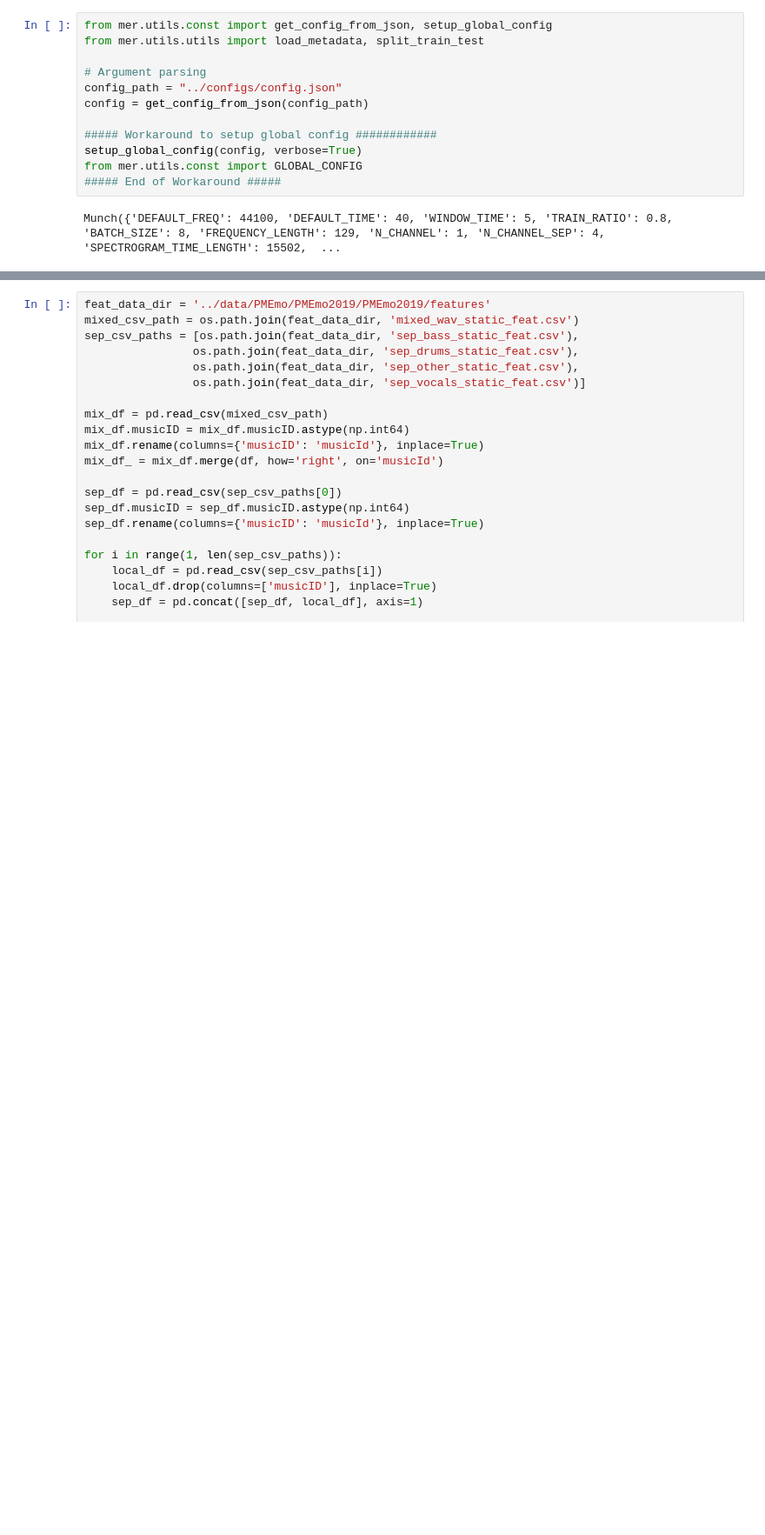
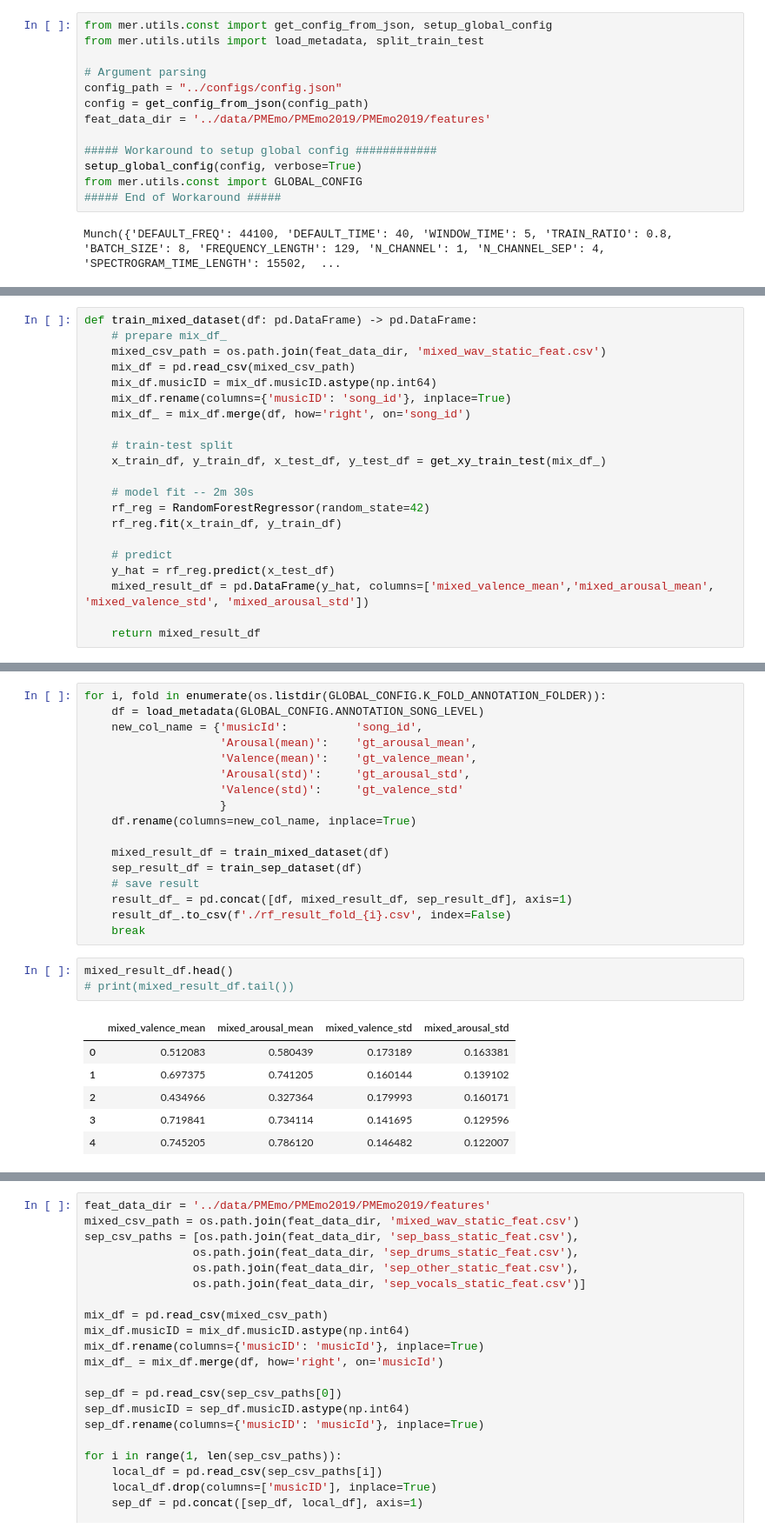
Before and after one commit to QuanHNguyen232/Music-Emotion-Recognition-Research, a Jupyter notebook: notebooks/RF_reg.ipynb, the cells around one changed output, grey strips where cells are left out. Shown: that part at 87% size. Drawn from its saved outputs; the diff is of its cells as text; blank space fills up the shorter version.

Commit message:
modify RF_reg: run k-folds

```diff
--- a/notebooks/RF_reg.ipynb
+++ b/notebooks/RF_reg.ipynb
@@ -10,6 +10,7 @@ from mer.utils.utils import load_metadata, split_train_test
 # Argument parsing
 config_path = "../configs/config.json"
 config = get_config_from_json(config_path)
+feat_data_dir = '../data/PMEmo/PMEmo2019/PMEmo2019/features'
 
 ##### Workaround to setup global config ############
 setup_global_config(config, verbose=True)
@@ -36,0 +32,21 @@ df
+# %%
+def train_mixed_dataset(df: pd.DataFrame) -> pd.DataFrame:
+    # prepare mix_df_
+    mixed_csv_path = os.path.join(feat_data_dir, 'mixed_wav_static_feat.csv')
+    mix_df = pd.read_csv(mixed_csv_path)
+    mix_df.musicID = mix_df.musicID.astype(np.int64)
+    mix_df.rename(columns={'musicID': 'song_id'}, inplace=True)
+    mix_df_ = mix_df.merge(df, how='right', on='song_id')
+
+    # train-test split
+    x_train_df, y_train_df, x_test_df, y_test_df = get_xy_train_test(mix_df_)
+
+    # model fit -- 2m 30s
+    rf_reg = RandomForestRegressor(random_state=42)
+    rf_reg.fit(x_train_df, y_train_df)
+
+    # predict
+    y_hat = rf_reg.predict(x_test_df)
+    mixed_result_df = pd.DataFrame(y_hat, columns=['mixed_valence_mean','mixed_arousal_mean', 'mixed_valence_std', 'mixed_arousal_std'])
+
+    return mixed_result_df
@@ -36,0 +82,27 @@ df
+# %%
+for i, fold in enumerate(os.listdir(GLOBAL_CONFIG.K_FOLD_ANNOTATION_FOLDER)):
+    df = load_metadata(GLOBAL_CONFIG.ANNOTATION_SONG_LEVEL)
+    new_col_name = {'musicId':          'song_id',
+                    'Arousal(mean)':    'gt_arousal_mean',
+                    'Valence(mean)':    'gt_valence_mean',
+                    'Arousal(std)':     'gt_arousal_std',
+                    'Valence(std)':     'gt_valence_std'
+                    }
+    df.rename(columns=new_col_name, inplace=True)
+
+    mixed_result_df = train_mixed_dataset(df)
+    sep_result_df = train_sep_dataset(df)
+    # save result
+    result_df_ = pd.concat([df, mixed_result_df, sep_result_df], axis=1)
+    result_df_.to_csv(f'./rf_result_fold_{i}.csv', index=False)
+    break
+# %%
+mixed_result_df.head()
+# print(mixed_result_df.tail())
+# %% [output]
+|  | mixed_valence_mean | mixed_arousal_mean | mixed_valence_std | mixed_arousal_std |
+| 0 | 0.512083 | 0.580439 | 0.173189 | 0.163381 |
+| 1 | 0.697375 | 0.741205 | 0.160144 | 0.139102 |
+| 2 | 0.434966 | 0.327364 | 0.179993 | 0.160171 |
+| 3 | 0.719841 | 0.734114 | 0.141695 | 0.129596 |
+| 4 | 0.745205 | 0.786120 | 0.146482 | 0.122007 |
```
Also changed, not shown: parts of 7 cells of this notebook, 2 other files.
